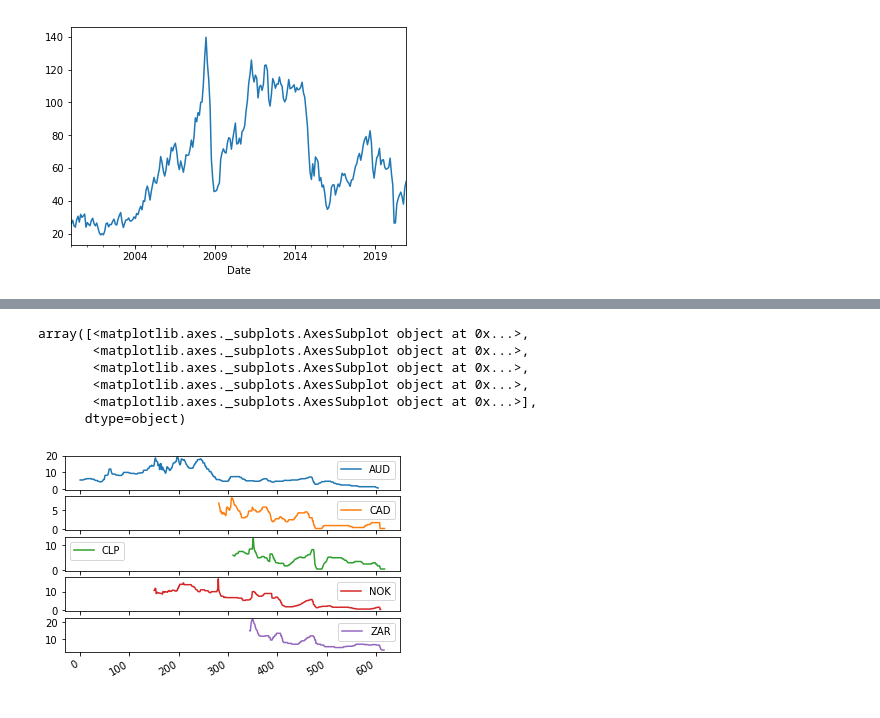
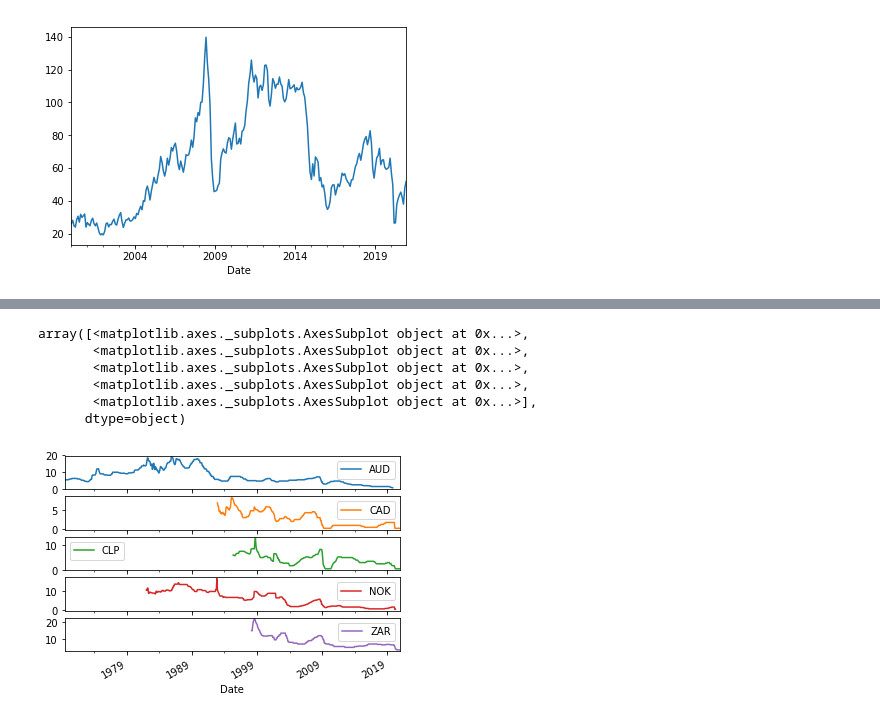
Before and after one commit to nashp/econometrics, a Jupyter notebook: project/py/notebook1.ipynb, the cells around one changed output, grey strips where cells are left out. Drawn from its saved outputs; the diff is of its cells as text; code cells hidden in the pictures.

```diff
--- a/project/py/notebook1.ipynb
+++ b/project/py/notebook1.ipynb
@@ -66,13 +65,16 @@ array([<matplotlib.axes._subplots.AxesSubplot object at 0x...>,
 # %%
 ir_filename = "../data/InterestRates.xlsx"
 irdata = pd.read_excel(ir_filename)
+irdata = irdata.rename(columns={"period":"Date"})
+irdata["Date"] = pd.to_datetime(irdata["Date"]) + MonthEnd(1)
+irdata = irdata.set_index("Date", drop=True)
 irdata.head()
 irdata.plot(subplots=True)
 # %% [output]
 array([<matplotlib.axes._subplots.AxesSubplot object at 0x...>,
        <matplotlib.axes._subplots.AxesSubplot object at 0x...>,
        <matplotlib.axes._subplots.AxesSubplot object at 0x...>,
        <matplotlib.axes._subplots.AxesSubplot object at 0x...>,
        <matplotlib.axes._subplots.AxesSubplot object at 0x...>],
       dtype=object)
-[figure, old version]
+[figure, new version]
```
Also changed, not shown: parts of 2 cells of this notebook, 6 other files.
